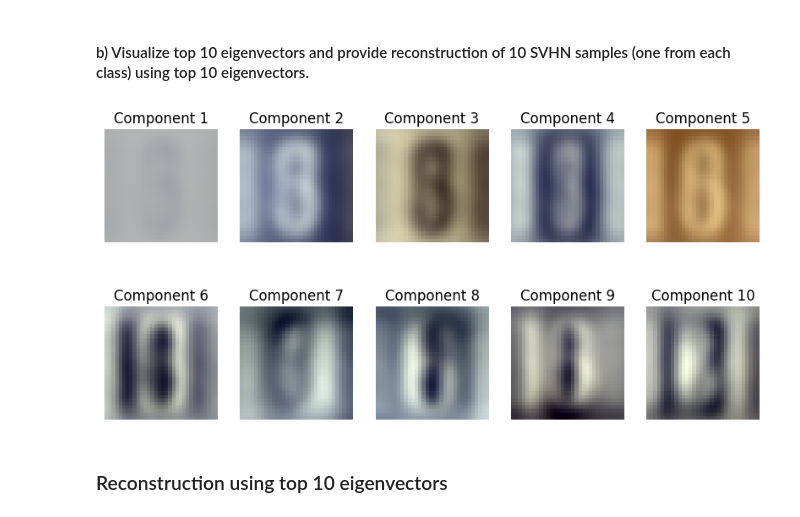
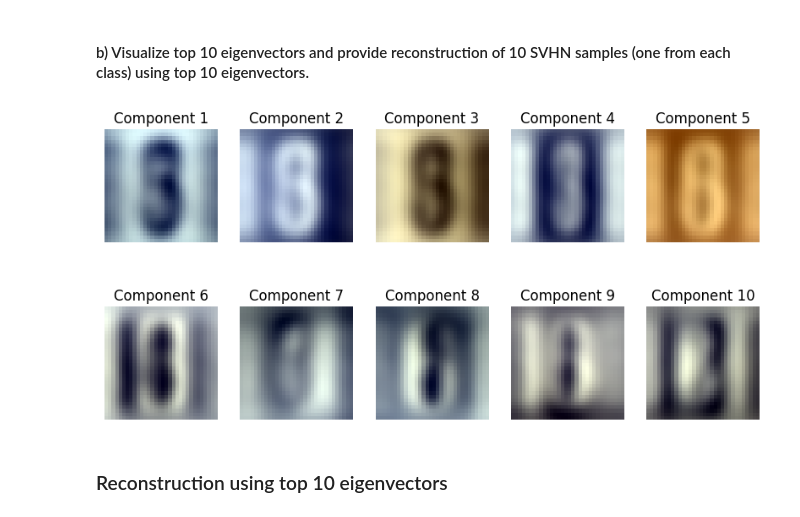
Before and after one commit to purplehand52/FoML_Assign2, a Jupyter notebook: q1.ipynb, the cells around one changed output. Saved outputs shown, nothing was run; the diff lists cells and outputs as text; code cells hidden in the pictures.

```diff
--- a/q1.ipynb
+++ b/q1.ipynb
@@ -112,17 +112,17 @@ def min_max_normalise(X):
     """Normalize X to constrain all values between 0 and 1"""
     return (X - np.min(X)) / (np.max(X) - np.min(X))
 # %%
-top_10 = min_max_normalise(pca.components_[:10])
+top_10 = pca.components_[:10]
 
 fig, axes = plt.subplots(2, 5, figsize=(10, 5))
 
 for i, ax in enumerate(axes.flat):
-    ax.imshow(top_10[i].reshape(32, 32, 3))
+    ax.imshow(min_max_normalise(top_10[i].reshape(32, 32, 3)))
     ax.axis('off')
     ax.set_title(f'Component {i+1}')
 plt.show()
 # %% [output]
-[figure, old version]
+[figure, new version]
 # %% [markdown]
 ### Reconstruction using top 10 eigenvectors
 # %%
```
Also changed, not shown: parts of 1 cell of this notebook.
